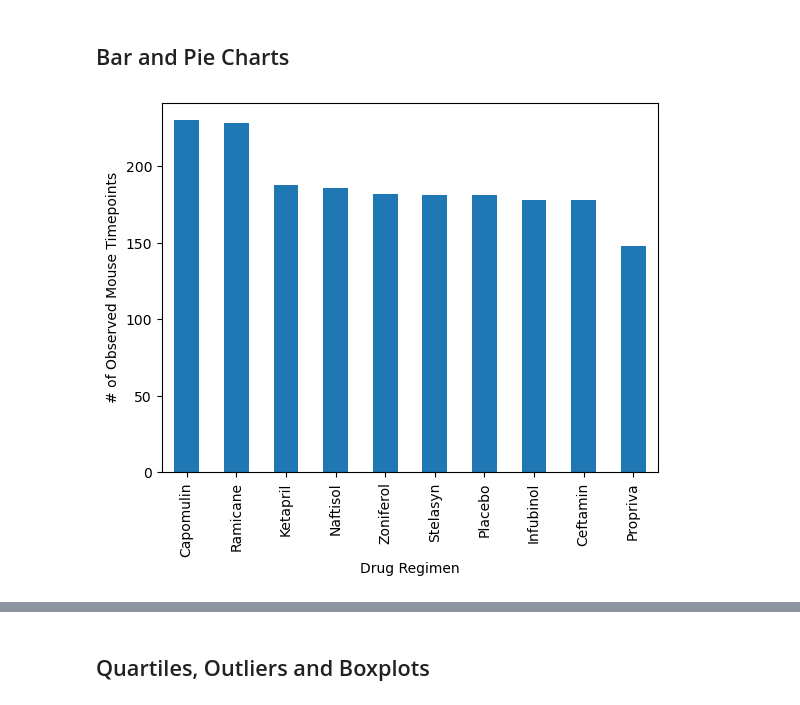
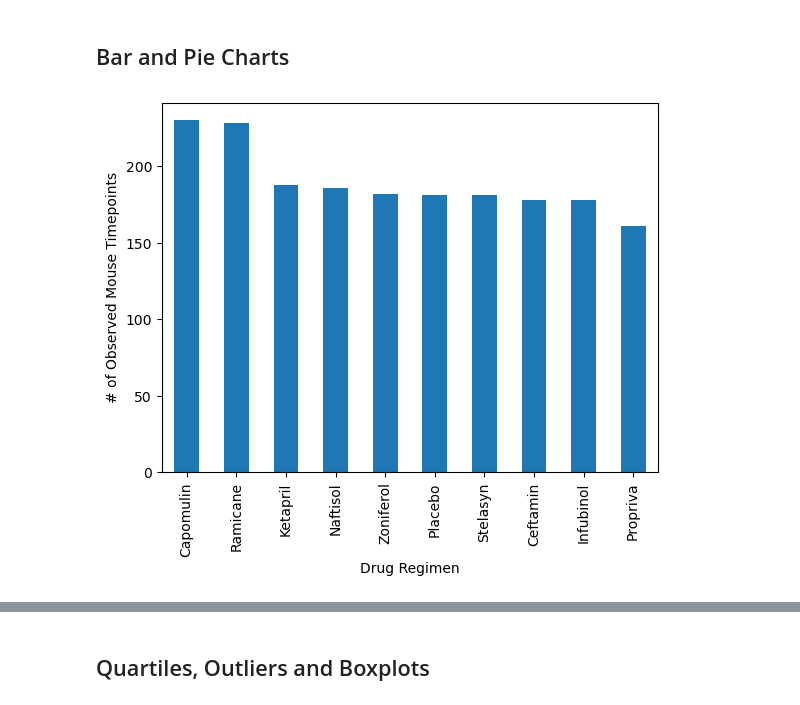
Before and after one commit to jvwastaken/plotting-challenge, a Jupyter notebook: Starter_Code/Pymaceuticals/pymaceuticals_starter.ipynb, the cells around one changed output, grey strips where cells are left out. Saved outputs shown, nothing was run; the diff lists cells and outputs as text; code cells hidden in the pictures.

```diff
--- a/Starter_Code/Pymaceuticals/pymaceuticals_starter.ipynb
+++ b/Starter_Code/Pymaceuticals/pymaceuticals_starter.ipynb
@@ -171,7 +171,10 @@ adv_summary
 ## Bar and Pie Charts
 # %%
 # Generate a bar plot showing the total number of rows (Mouse ID/Timepoints) for each drug regimen using Pandas.
+pandas_bar = merge_df.groupby("Drug Regimen")["Timepoint"].count().sort_values(ascending=False)
+
+pandas_bar.plot(kind="bar", ylabel="# of Observed Mouse Timepoints");
 # %% [output]
-[figure, old version]
+[figure, new version]
 # %%
 # Generate a bar plot showing the total number of rows (Mouse ID/Timepoints) for each drug regimen using pyplot.
```
Also changed, not shown: parts of 3 cells of this notebook.
